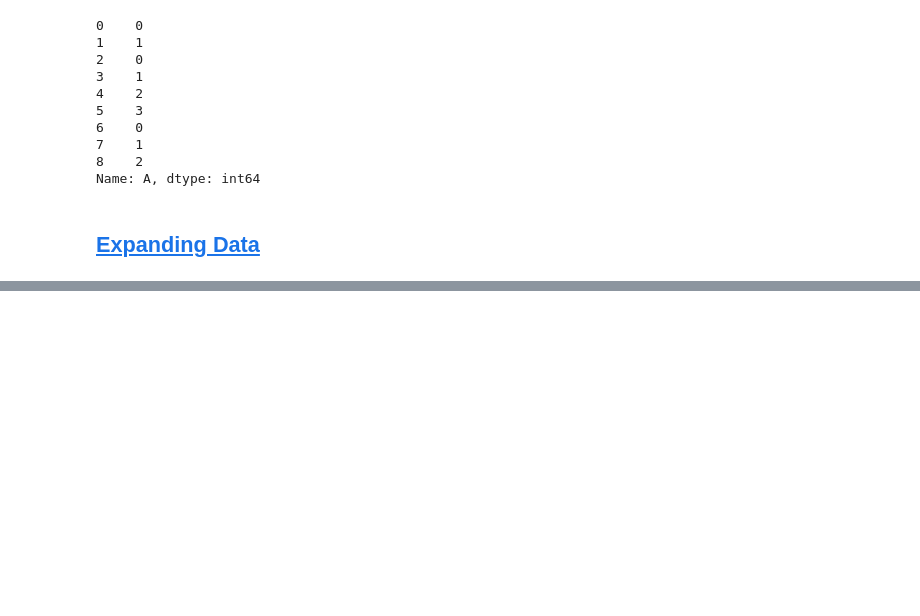
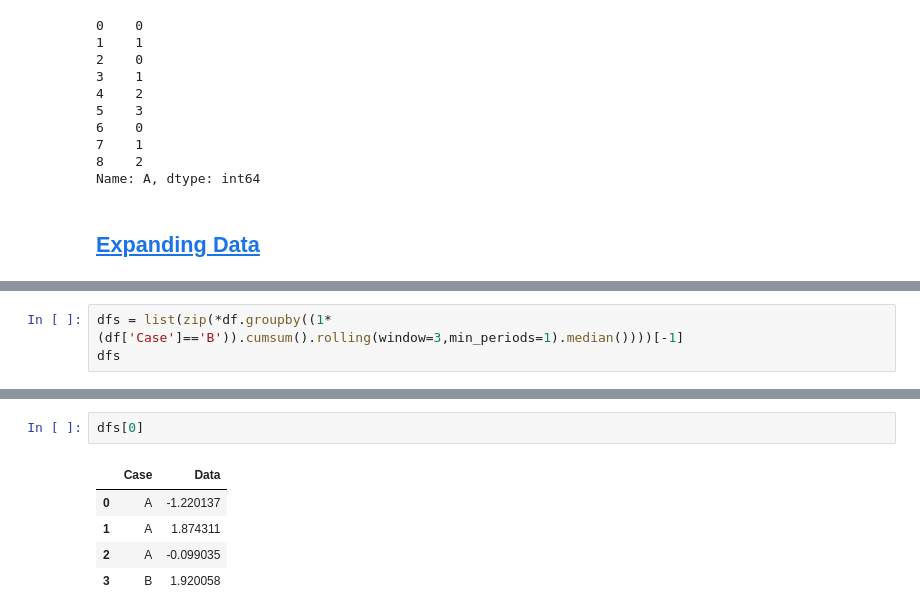
Before and after one commit to bgroveben/python3_machine_learning_projects, a Jupyter notebook: learn_kaggle/pandas/pandas_cookbook.ipynb, the cells around one changed output, grey strips where cells are left out. Saved outputs shown, nothing was run; the diff lists cells and outputs as text; blank space fills up the shorter version.

```diff
--- a/learn_kaggle/pandas/pandas_cookbook.ipynb
+++ b/learn_kaggle/pandas/pandas_cookbook.ipynb
@@ -1145,0 +1168,3 @@ Name: A, dtype: int64
+# %%
+dfs = list(zip(*df.groupby((1*(df['Case']=='B')).cumsum().rolling(window=3,min_periods=1).median())))[-1]
+dfs
@@ -1145,0 +1182,8 @@ Name: A, dtype: int64
+# %%
+dfs[0]
+# %% [output]
+|  | Case | Data |
+| 0 | A | -1.220137 |
+| 1 | A | 1.874311 |
+| 2 | A | -0.099035 |
+| 3 | B | 1.920058 |
```
Also changed, not shown: parts of 17 cells of this notebook.
